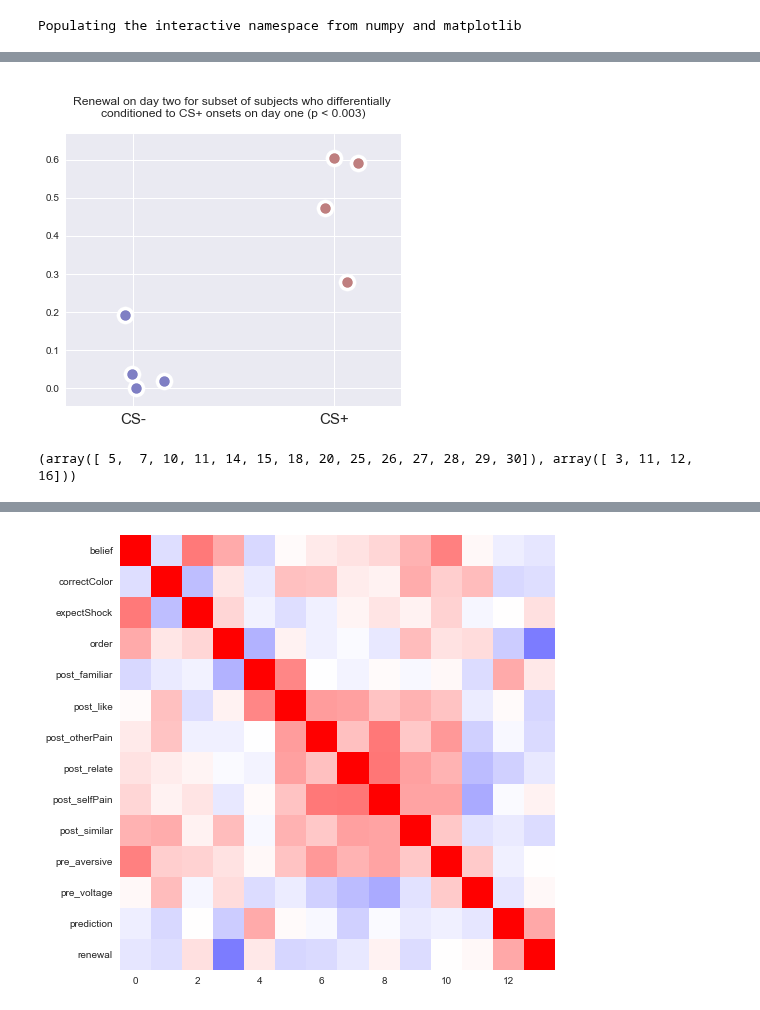
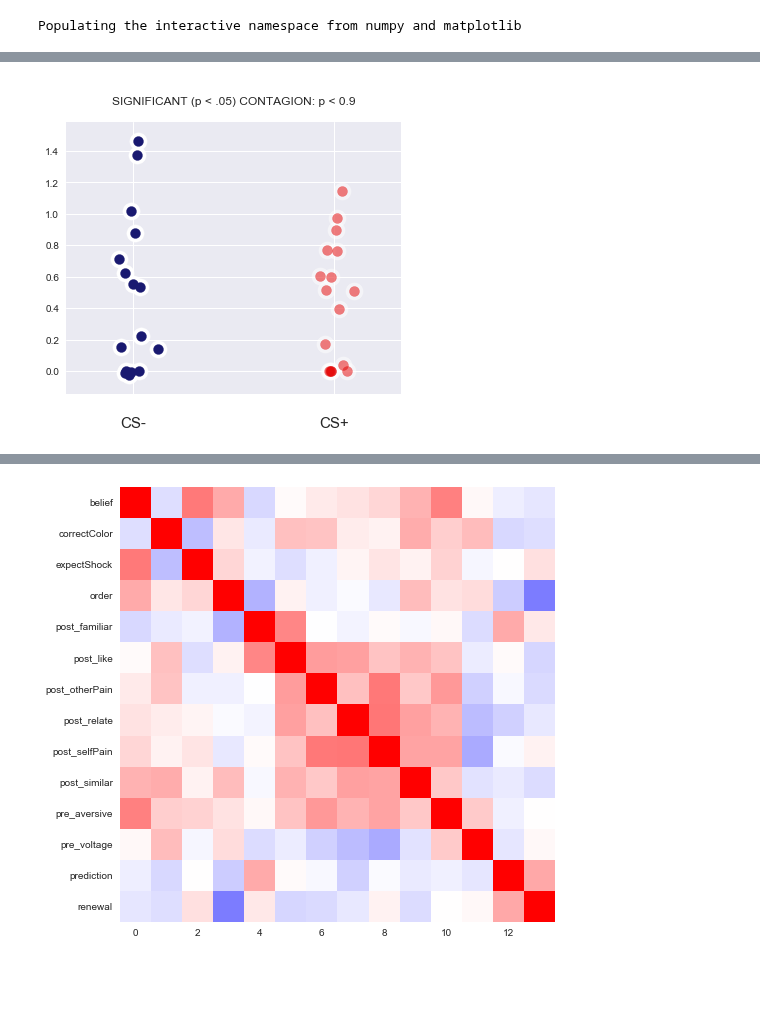
Before and after one commit to tzler/social_structure_learning, a Jupyter notebook: analysis/scr/visualizing_results_fyp.ipynb, the cells around one changed output, grey strips where cells are left out. Cells and saved outputs as stored; diff of their text form; code cells hidden in the pictures; blank space fills up the shorter version.

Commit message:
fixed bugs: in original, aligned subjects + in replication, removed bad subjects

```diff
--- a/analysis/scr/visualizing_results_fyp.ipynb
+++ b/analysis/scr/visualizing_results_fyp.ipynb
@@ -261,28 +224,0 @@ p_value_responders_prediction
-# %%
-figure(figsize=(10,6))
-
-iStim = 0
-day_two.nSeconds = 4.5
-renewal_plus, renewal_minus = day_two.amplitudeDifference('trans',iStim,'onset');
-
-log_conditioning_pos_onsets = log(1 + conditioning_pos_onsets)
-log_conditioning_neg_onsets = log(1 + conditioning_neg_onsets)
-log_renewal_plus = log(1 + renewal_plus)
-log_renewal_minus = log(1 + renewal_minus)
-
-log_learning_responders = mean(log_conditioning_pos_onsets - log_conditioning_neg_onsets,1)[responders]
-log_renewal_responders =  (log_renewal_plus - log_renewal_minus)[responders]
-cb = np.nonzero(order[responders])[0]
-
-scatter(log_learning, log_renewal,color='xkcd:white',alpha=1,s=500)
-scatter(log_learning, log_renewal,color='xkcd:indigo',alpha=.3,s=150, label='CS+ first')
-scatter(log_learning[order == True], log_renewal[order == True], color='midnightblue',alpha=.3, s=150,  label='CS- first')
-sns.set_style("dark", {'axes.grid' : True})
-legend(loc=4, fontsize=13)
-xlabel('conditioning on day one\n CS+ minus CS-',fontsize=13)
-ylabel('renewal on day two\n CS+ minus CS-',fontsize=13)
-yticks([-.1,0,.1],[-.1,'',.1])
-xticks([-.1,0,.1],[-.1,0,.1])
-
-title('\nRelationship between conditioning to CS+ on day 1 with renewal\n removing non-responders and controlling for order (p < %.03f)\n'
-      %(p_value_responders_order_prediction), fontsize=15);
@@ -369,30 +441,27 @@ conditioned_subjects_= find(conditioning_significance_onsets < .05)
 # %%
+conditioned_subjects_= find(conditioning_significance_offsets < .05)
+
 figure(figsize=[6,5])
 sns.set_style("dark", {'axes.grid' : True})
 #scatter(order[cb], log_renewal_plus[cb])
 tmp_len_p = len(log_renewal_plus[conditioned_subjects_])
 tmp_len_n = len(log_renewal_minus[conditioned_subjects_])
 jitter_p = np.random.randn(tmp_len_p)/80
 jitter_n = np.random.randn(tmp_len_n)/80
 
 _results_ = scipy.stats.ttest_ind(log_renewal_plus[conditioned_subjects_], log_renewal_minus[conditioned_subjects_])
 
-
-scatter(np.zeros(tmp_len_p)+ .3 + jitter_p, log_renewal_plus[conditioned_subjects_],s=300, alpha=1,color='white')
-scatter(np.zeros(tmp_len_p)+ .3 + jitter_p, log_renewal_plus[conditioned_subjects_],s=100, alpha=.5,color='maroon')
+scatter(np.zeros(tmp_len_p)+ .3 + jitter_p, log_renewal_plus[conditioned_subjects_],s=300, alpha=.5,color='white')
+scatter(np.zeros(tmp_len_p)+ .3 + jitter_p, log_renewal_plus[conditioned_subjects_],s=100, alpha=.5,color='xkcd:red')
 scatter(np.zeros(tmp_len_n)+jitter_n, log_renewal_minus[conditioned_subjects_]+ jitter_p,s=300, alpha=1, color='white')
-scatter(np.zeros(tmp_len_n)+jitter_n, log_renewal_minus[conditioned_subjects_]+ jitter_p,s=100, alpha=.5, color='darkblue')
+scatter(np.zeros(tmp_len_n)+jitter_n, log_renewal_minus[conditioned_subjects_]+ jitter_p,s=100, alpha=1, color='midnightblue')
 xlim([-.1,.4])
-#ylim(-.2,.8)
-xticks([0,.3], ['CS-', 'CS+'], fontsize=15);
+#ylim(-.2,1)
+xticks([0,.3], ['\nCS-', '\nCS+'], fontsize=15);
 #yticks([0,.5], [], fontsize=15);
-title('\nRenewal on day two for subset of subjects who differentially \nconditioned to CS+ onsets on day one (p < %.03f)\n'%_results_.pvalue);
+title('\nSIGNIFICANT (p < .05) CONTAGION: p < %.1f\n'%_results_.pvalue);
 # %% [output]
-[figure, old version]
+[figure, new version]
-# %%
-print(cb, conditioned_subjects_)
-# %% [output]
-(array([ 5,  7, 10, 11, 14, 15, 18, 20, 25, 26, 27, 28, 29, 30]), array([ 3, 11, 12, 16]))
 # %%
 import behavioral_analysis_functions_fyp as ba_fun
 self_report, subject_names = ba_fun.generate_data_frame()
```
Also changed, not shown: parts of 42 cells of this notebook, 6 other files.
